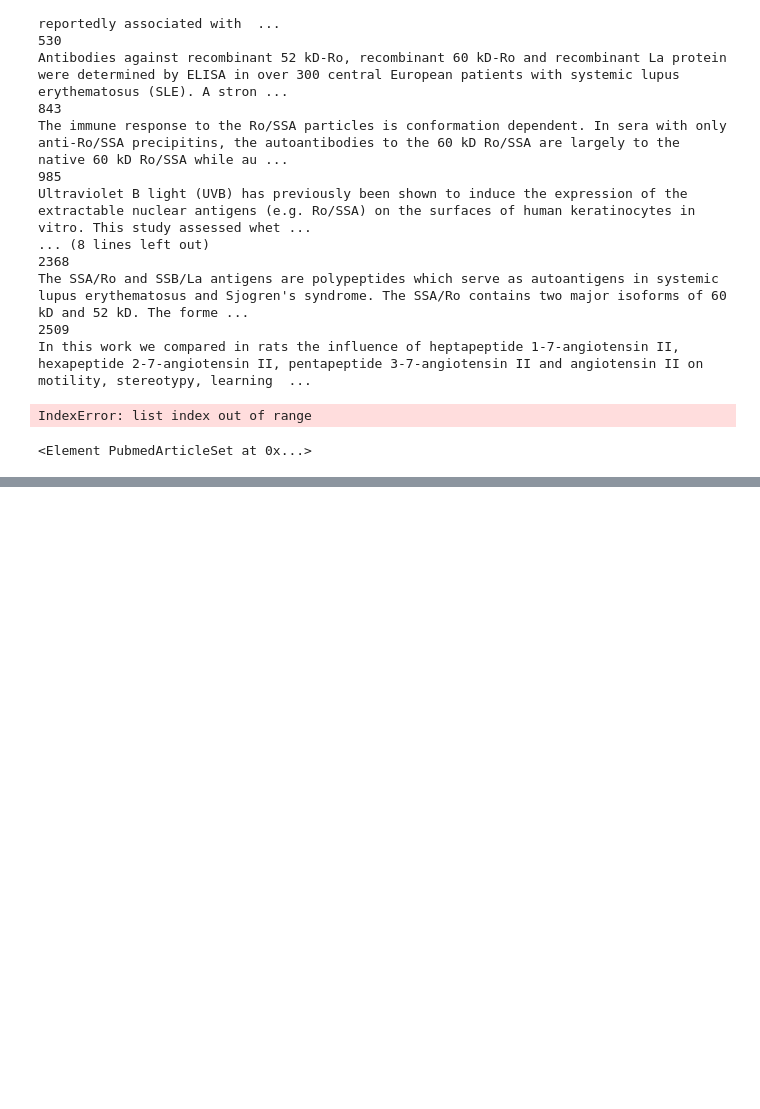
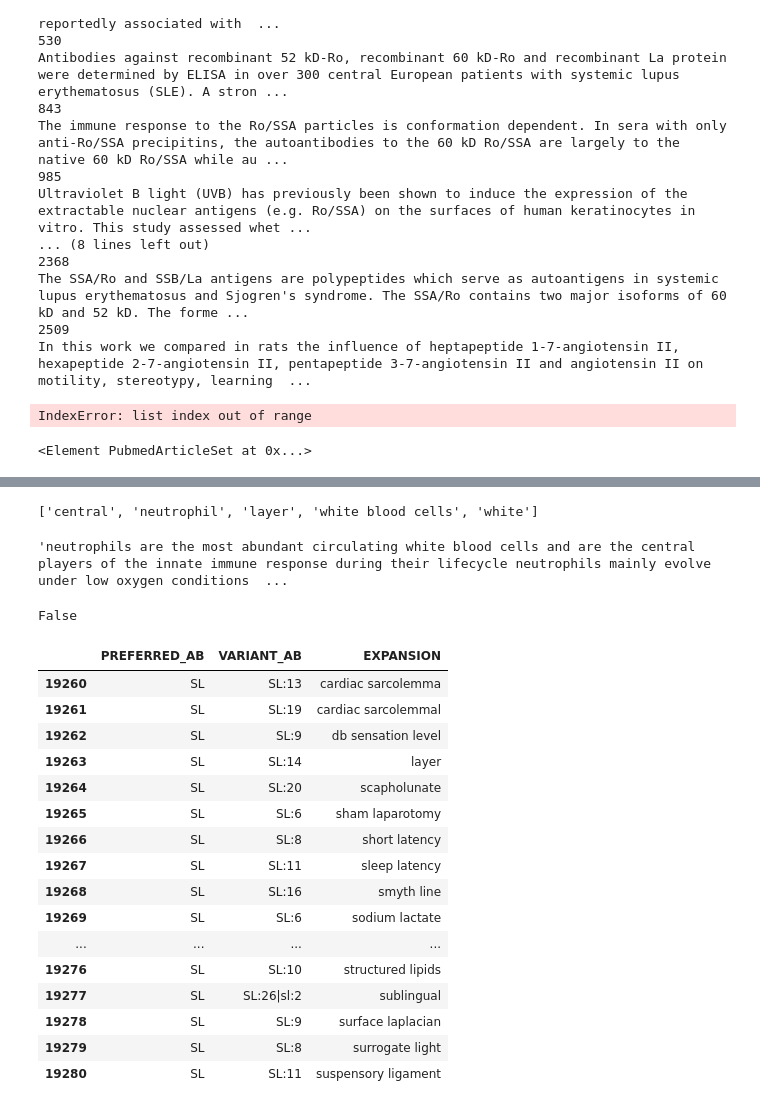
Before and after one commit to fhidalgor/erdos2021-project, a Jupyter notebook: engine/preprocess/temp.ipynb, the cells around one changed output, grey strips where cells are left out. Drawn from its saved outputs; the diff is of its cells as text; code cells hidden in the pictures; blank space fills up the shorter version.

```diff
--- a/engine/preprocess/temp.ipynb
+++ b/engine/preprocess/temp.ipynb
@@ -238,0 +240,3 @@ for value in child[0]:
+# %%
+# Load short forms dataframe
+ADAM_DF: pd.DataFrame = pd.read_csv("../../datasets/adam/valid_adam.txt", sep='\t')
@@ -238,0 +306,8 @@ for value in child[0]:
+# %%
+matches
+# %% [output]
+['central', 'neutrophil', 'layer', 'white blood cells', 'white']
+# %%
+abstract_problem
+# %% [output]
+'neutrophils are the most abundant circulating white blood cells and are the central players of the innate immune response during their lifecycle neutrophils mainly evolve under low oxygen conditions  ...
@@ -238,0 +319,24 @@ for value in child[0]:
+# %%
+decision(0)
+# %% [output]
+False
+# %%
+ADAM_DF.loc[ADAM_DF.PREFERRED_AB=='SL']
+# %% [output]
+|  | PREFERRED_AB | VARIANT_AB | EXPANSION |
+| 19260 | SL | SL:13 | cardiac sarcolemma |
+| 19261 | SL | SL:19 | cardiac sarcolemmal |
+| 19262 | SL | SL:9 | db sensation level |
+| 19263 | SL | SL:14 | layer |
+| 19264 | SL | SL:20 | scapholunate |
+| 19265 | SL | SL:6 | sham laparotomy |
+| 19266 | SL | SL:8 | short latency |
+| 19267 | SL | SL:11 | sleep latency |
+| 19268 | SL | SL:16 | smyth line |
+| 19269 | SL | SL:6 | sodium lactate |
+| ... | ... | ... | ... |
+| 19276 | SL | SL:10 | structured lipids |
+| 19277 | SL | SL:26|sl:2 | sublingual |
+| 19278 | SL | SL:9 | surface laplacian |
+| 19279 | SL | SL:8 | surrogate light |
+| 19280 | SL | SL:11 | suspensory ligament |
```
Also changed, not shown: parts of 21 cells of this notebook, 4 other files.
